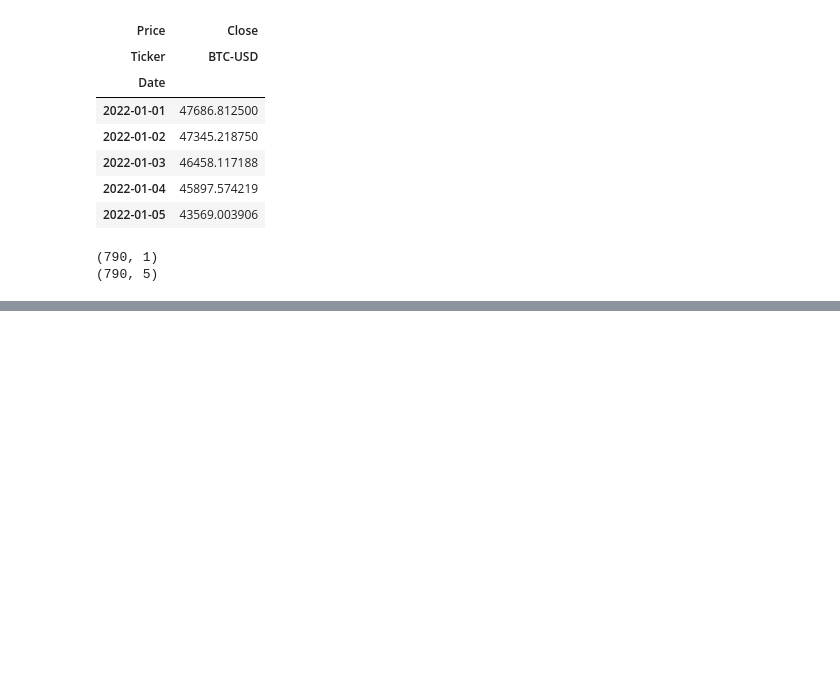
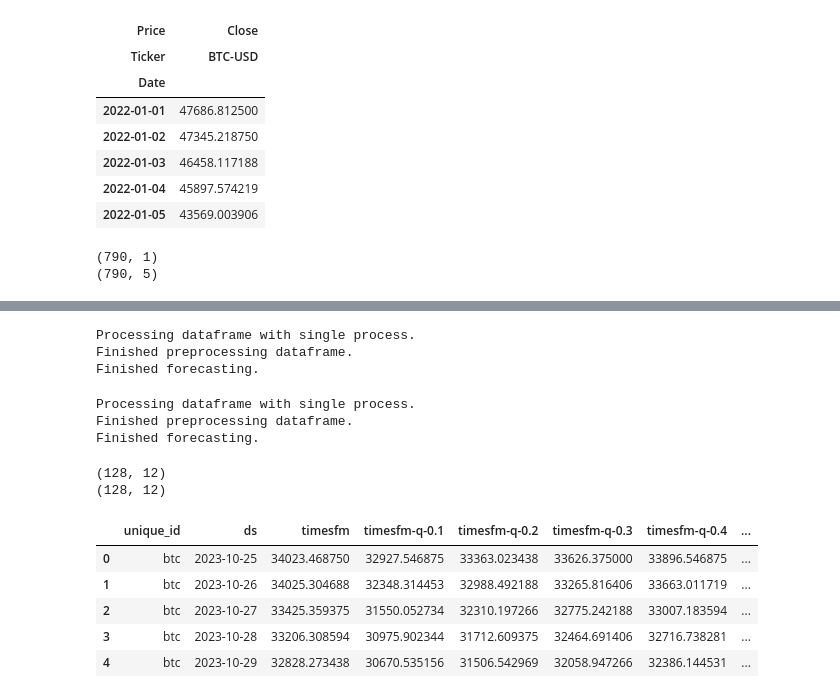
Before and after one commit to anaresh2005/timesfm-crypto, a Jupyter notebook: timesfm_crpyto.ipynb, the cells around one changed output, grey strips where cells are left out. Cells and saved outputs as stored; diff of their text form; code cells hidden in the pictures; blank space fills up the shorter version.

```diff
--- a/timesfm_crpyto.ipynb
+++ b/timesfm_crpyto.ipynb
@@ -135,0 +122,52 @@ AttributeError: 'Tensor' object has no attribute 'columns'
+# %%
+# Calling the forecast_on_df method for the 200m parameter mode;
+forecast_horizon = 128
+forecast_context_len = 512
+
+forecast_df_200m_128_512 = tfm_one.forecast_on_df(
+    inputs=btc_train,
+    freq='D',
+    forecast_context_len = forecast_context_len,
+    value_name = 'values',
+    model_name = 'timesfm',
+    normalize = True,
+    verbose = True,
+)
+# %% [output]
+Processing dataframe with single process.
+Finished preprocessing dataframe.
+Finished forecasting.
+# %%
+# Calling the forecast_on_df method for the 200m parameter mode;
+forecast_horizon = 128
+forecast_context_len = 512
+
+forecast_df_500m_128_512 = tfm_two.forecast_on_df(
+    inputs=btc_train,
+    freq='D',
+    forecast_context_len = forecast_context_len,
+    value_name = 'values',
+    model_name = 'timesfm',
+    normalize = True,
+    verbose = True,
+)
+# %% [output]
+Processing dataframe with single process.
+Finished preprocessing dataframe.
+Finished forecasting.
+# %%
+# forecast_df_200m_128_512.head()
+print(forecast_df_200m_128_512.shape)
+print(forecast_df_500m_128_512.shape)
+# %% [output]
+(128, 12)
+(128, 12)
+# %%
+forecast_df_200m_128_512.head()
+# %% [output]
+|  | unique_id | ds | timesfm | timesfm-q-0.1 | timesfm-q-0.2 | timesfm-q-0.3 | timesfm-q-0.4 | ... |
+| 0 | btc | 2023-10-25 | 34023.468750 | 32927.546875 | 33363.023438 | 33626.375000 | 33896.546875 | ... |
+| 1 | btc | 2023-10-26 | 34025.304688 | 32348.314453 | 32988.492188 | 33265.816406 | 33663.011719 | ... |
+| 2 | btc | 2023-10-27 | 33425.359375 | 31550.052734 | 32310.197266 | 32775.242188 | 33007.183594 | ... |
+| 3 | btc | 2023-10-28 | 33206.308594 | 30975.902344 | 31712.609375 | 32464.691406 | 32716.738281 | ... |
+| 4 | btc | 2023-10-29 | 32828.273438 | 30670.535156 | 31506.542969 | 32058.947266 | 32386.144531 | ... |
```
Also changed, not shown: parts of 13 cells of this notebook, 1 other file.
